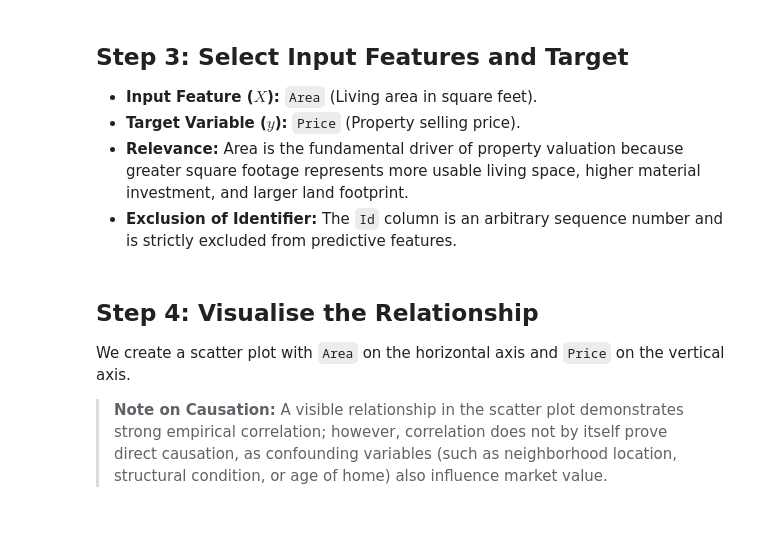
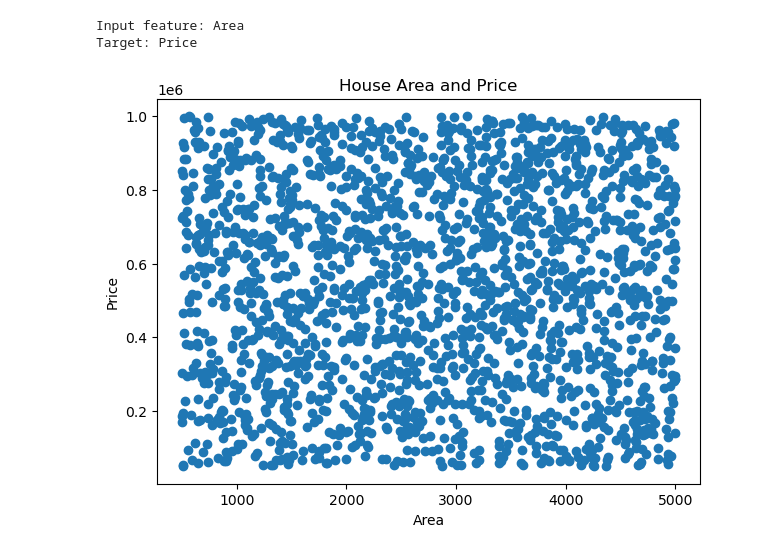
Before and after one commit to shravanibhandare9/CIE-2-activity-machine-learning, a Jupyter notebook: activity_no2/House-Price-Prediction.ipynb, the cells around one changed output. Saved outputs shown, nothing was run; the diff lists cells and outputs as text; code cells hidden in the pictures.

Commit message:
feat: organize activity_no2/House-Price-Prediction.ipynb exactly as in sample activity

```diff
--- a/activity_no2/House-Price-Prediction.ipynb
+++ b/activity_no2/House-Price-Prediction.ipynb
@@ -9,15 +1,13 @@
 # %%
 import pandas as pd
-import numpy as np
 import matplotlib.pyplot as plt
-import seaborn as sns
-
 from sklearn.model_selection import train_test_split
 from sklearn.linear_model import LinearRegression
 from sklearn.metrics import mean_absolute_error, mean_squared_error, r2_score
 
-# Configure visualization style
-sns.set_theme(style="whitegrid", palette="muted")
-plt.rcParams["figure.figsize"] = (7, 5)
+# read the csv file
+house = pd.read_csv("House Price Prediction Dataset.csv")
 
-print("✅ Libraries imported successfully.")
+print("Dataset size:", house.shape)
+display(house.head())
+display(house.tail())
@@ -52,6 +82,0 @@ print(f"\nExact Duplicate Records: {house.duplicated().sum()}")
-# %% [markdown]
-## Step 3: Select Input Features and Target
-- **Input Feature ($X$):** `Area` (Living area in square feet).
-- **Target Variable ($y$):** `Price` (Property selling price).
-- **Relevance:** Area is the fundamental driver of property valuation because greater square footage represents more usable living space, higher material investment, and larger land footprint.
-- **Exclusion of Identifier:** The `Id` column is an arbitrary sequence number and is strictly excluded from predictive features.
@@ -67,14 +83,19 @@ display(X.head())
-# %% [markdown]
-## Step 4: Visualise the Relationship
-We create a scatter plot with `Area` on the horizontal axis and `Price` on the vertical axis.
-> **Note on Causation:** A visible relationship in the scatter plot demonstrates strong empirical correlation; however, correlation does not by itself prove direct causation, as confounding variables (such as neighborhood location, structural condition, or age of home) also influence market value.
+# %%
+# Use area as the input and price as the value to predict
+X = house[["Area"]]
+y = house["Price"]
+
+print("Input feature: Area")
+print("Target: Price")
+# %% [output]
+Input feature: Area
+Target: Price
 # %%
-# Scatter plot of House Area vs. Price
-plt.figure(figsize=(8, 5))
-plt.scatter(house["Area"], house["Price"], alpha=0.5, color="#1f77b4", edgecolors="none")
-plt.title("Scatter Plot: House Area vs. Selling Price", fontsize=13, fontweight="bold")
-plt.xlabel("Area (Square Feet)", fontsize=11)
-plt.ylabel("Price ($)", fontsize=11)
-plt.grid(True, linestyle="--", alpha=0.6)
-plt.tight_layout()
+plt.figure(figsize=(7, 5))
+plt.scatter(house["Area"], house["Price"])
+plt.title("House Area and Price")
+plt.xlabel("Area")
+plt.ylabel("Price")
 plt.show()
+# %% [output]
+[figure, added]
```
Also changed, not shown: parts of 21 cells of this notebook.
